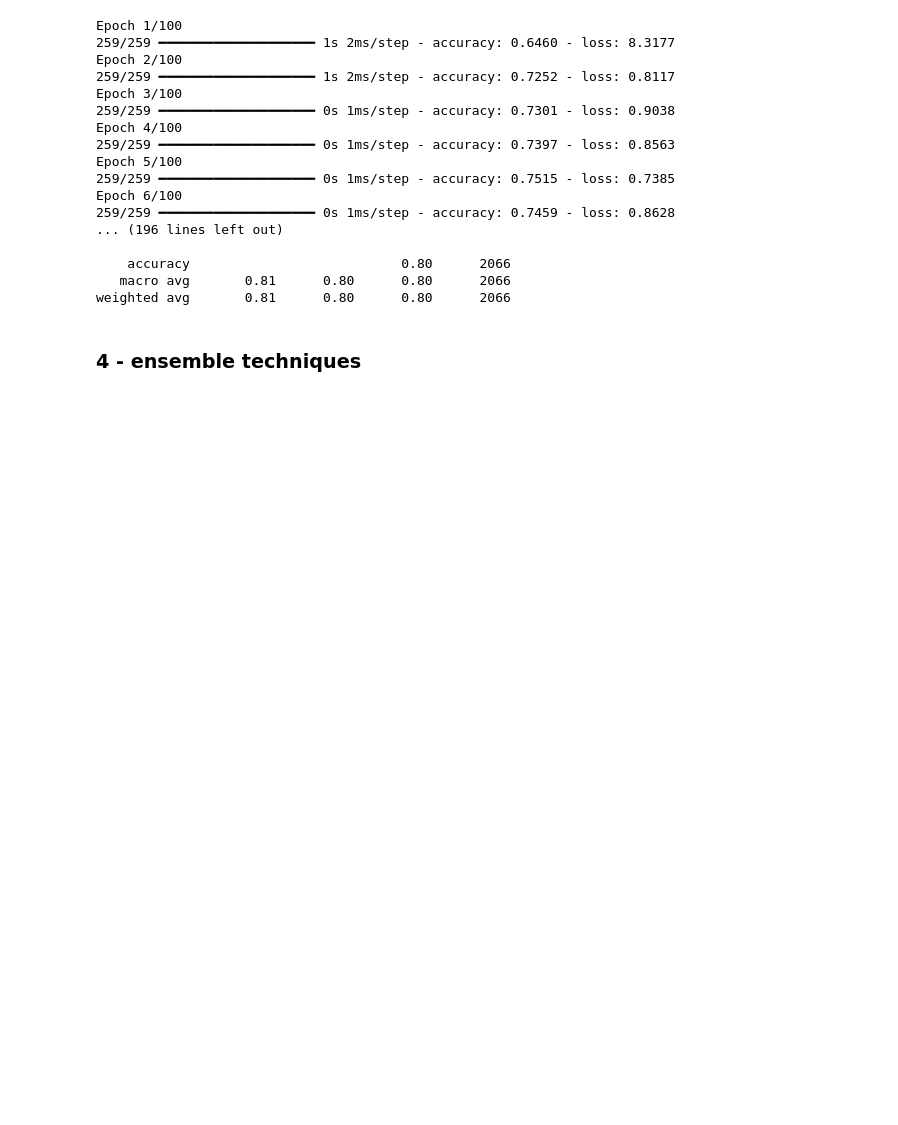
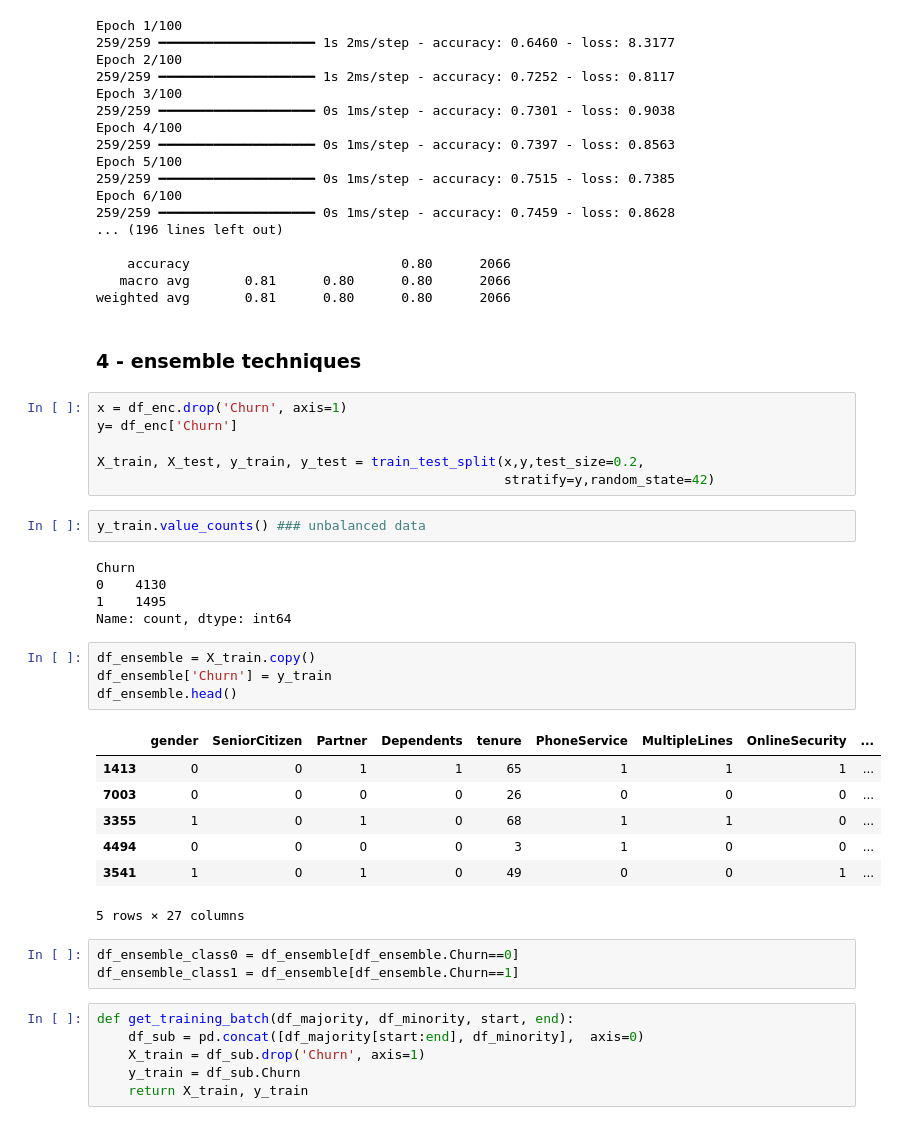
Before and after one commit to cmd-cosmos/ml-algorithms, a Jupyter notebook: Deep-Learning/Neural-Networks/Imbalanced-Data/customer-churn-prediction.ipynb, the cells around one changed output. Cells and saved outputs as stored; diff of their text form; blank space fills up the shorter version.

Commit message:
added ensemble method

```diff
--- a/Deep-Learning/Neural-Networks/Imbalanced-Data/customer-churn-prediction.ipynb
+++ b/Deep-Learning/Neural-Networks/Imbalanced-Data/customer-churn-prediction.ipynb
@@ -674,3 +674,37 @@ Epoch 6/100
 weighted avg       0.81      0.80      0.80      2066
 # %% [markdown]
 ### 4 - ensemble techniques
+# %%
+x = df_enc.drop('Churn', axis=1)
+y= df_enc['Churn']
+
+X_train, X_test, y_train, y_test = train_test_split(x,y,test_size=0.2,
+                                                    stratify=y,random_state=42)
+# %%
+y_train.value_counts() ### unbalanced data
+# %% [output]
+Churn
+0    4130
+1    1495
+Name: count, dtype: int64
+# %%
+df_ensemble = X_train.copy()
+df_ensemble['Churn'] = y_train
+df_ensemble.head()
+# %% [output]
+|  | gender | SeniorCitizen | Partner | Dependents | tenure | PhoneService | MultipleLines | OnlineSecurity | ... |
+| 1413 | 0 | 0 | 1 | 1 | 65 | 1 | 1 | 1 | ... |
+| 7003 | 0 | 0 | 0 | 0 | 26 | 0 | 0 | 0 | ... |
+| 3355 | 1 | 0 | 1 | 0 | 68 | 1 | 1 | 0 | ... |
+| 4494 | 0 | 0 | 0 | 0 | 3 | 1 | 0 | 0 | ... |
+| 3541 | 1 | 0 | 1 | 0 | 49 | 0 | 0 | 1 | ... |
+5 rows × 27 columns
+# %%
+df_ensemble_class0 = df_ensemble[df_ensemble.Churn==0]
+df_ensemble_class1 = df_ensemble[df_ensemble.Churn==1]
+# %%
+def get_training_batch(df_majority, df_minority, start, end):
+    df_sub = pd.concat([df_majority[start:end], df_minority],  axis=0)
+    X_train = df_sub.drop('Churn', axis=1)
+    y_train = df_sub.Churn
+    return X_train, y_train
```
Also changed, not shown: parts of 3 cells of this notebook.
